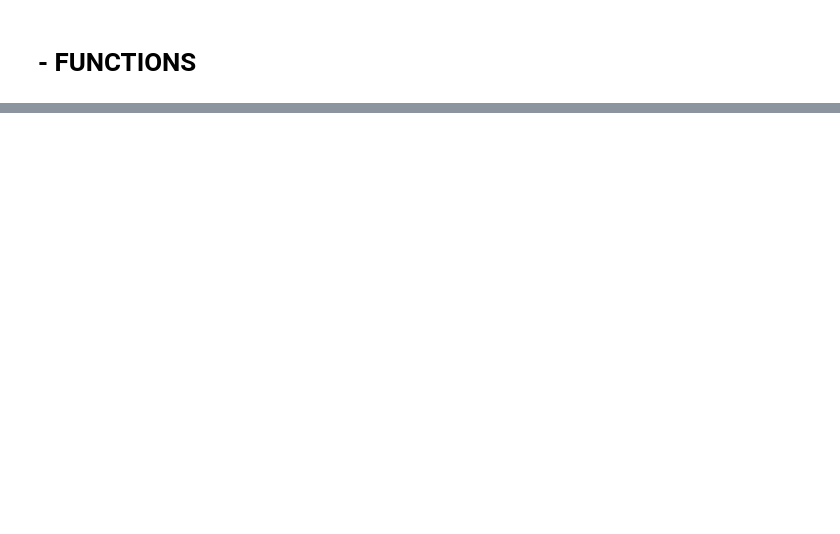
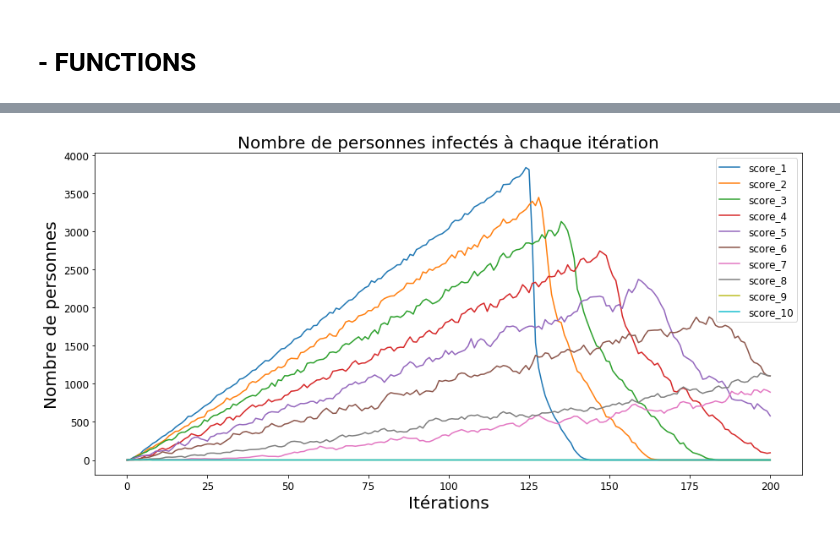
Before and after one commit to raphmatu/flu_model, a Jupyter notebook: Flu_model.ipynb, the cells around one changed output, grey strips where cells are left out. Saved outputs shown, nothing was run; the diff lists cells and outputs as text; code cells hidden in the pictures; blank space fills up the shorter version.

```diff
--- a/Flu_model.ipynb
+++ b/Flu_model.ipynb
@@ -106,8 +77,0 @@ len(loc_vacc)
-# %%
-old_patient = []
-all_new_contaminated = []
-pop_without_old_patient = pop
-qty = 20
-folder = 'images/vacc_0_neighbors_divided_by_{}'.format(qty)
-
-os.makedirs(folder, exist_ok=True)
@@ -134,0 +222,12 @@ for i in range(99):
+# %%
+workdir='C:\\Users\\Raphaël\\Jupyter\\flu_model\\images\\'
+liste_folder = [folder for folder in os.listdir(workdir)]
+
+pdf = pd.DataFrame(index = range(201))
+
+for folder in liste_folder:
+    file = os.path.join(workdir, folder, 'nb_infected.csv')
+
+    df = pd.read_csv(file, sep=';')
+
+    pdf = pdf.merge(df, left_index=True, right_index=True)
@@ -134,0 +250,4 @@ for i in range(99):
+# %%
+pdf = pdf.reindex(sorted(pdf.columns), axis=1)
+pdf_sum = pdf.filter(regex='sum')
+pdf_ = pdf.filter(regex='qty')
@@ -134,0 +270,14 @@ for i in range(99):
+# %%
+plt.figure(figsize=(15,7))
+for i_col, col in enumerate(pdf_):
+    plt.title('Nombre de personnes infectés à chaque itération', fontsize=20)
+    plt.plot(pdf[col], label='score_{}'.format(i_col+1))
+    plt.xlabel('Itérations', fontsize=20)
+    plt.ylabel('Nombre de personnes', fontsize=20)
+    plt.xticks(fontsize=12)
+    plt.yticks(fontsize=12)
+    plt.legend(fontsize=12)
+
+plt.savefig('random_radius_1_2_all_score.jpg')
+# %% [output]
+[figure, added]
```
Also changed, not shown: parts of 21 cells of this notebook.
